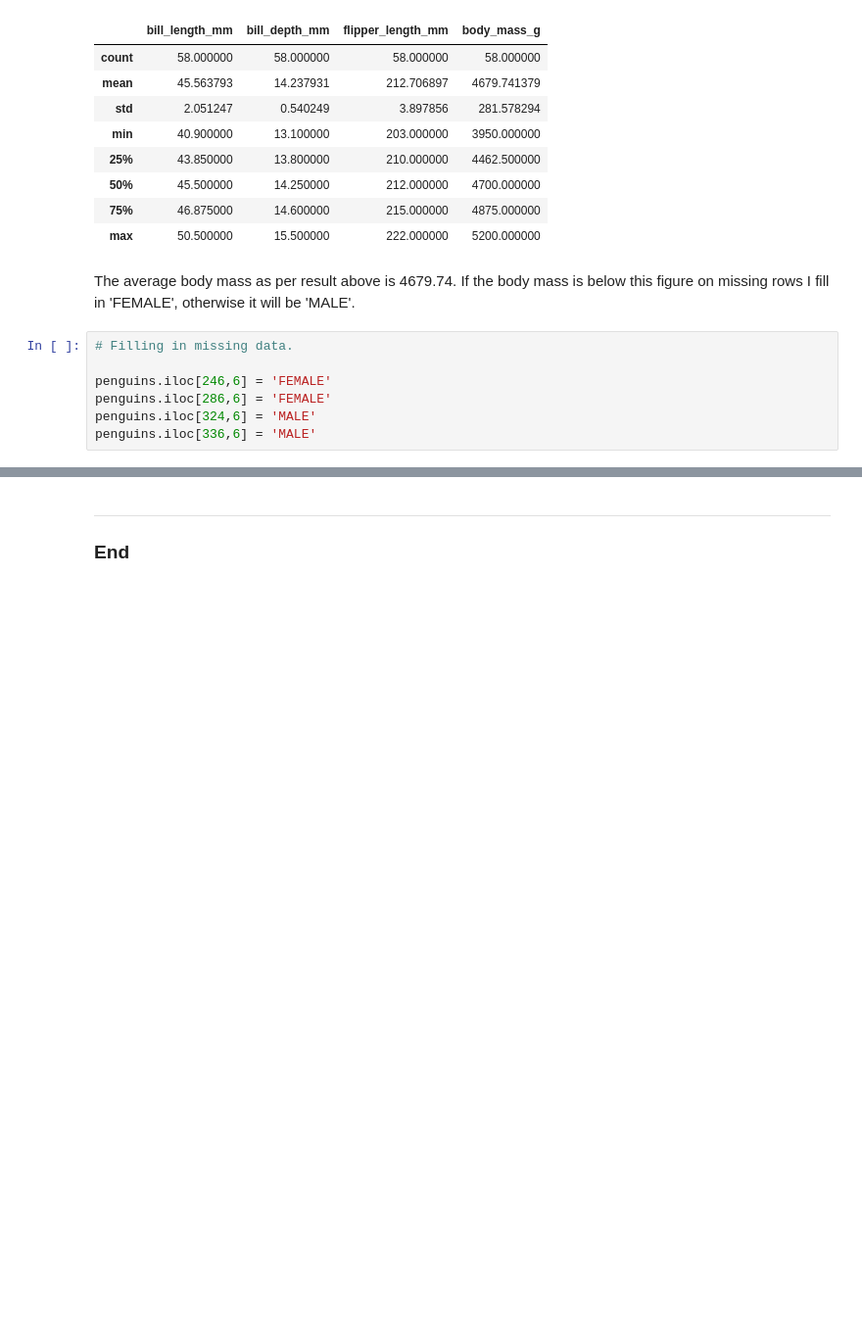
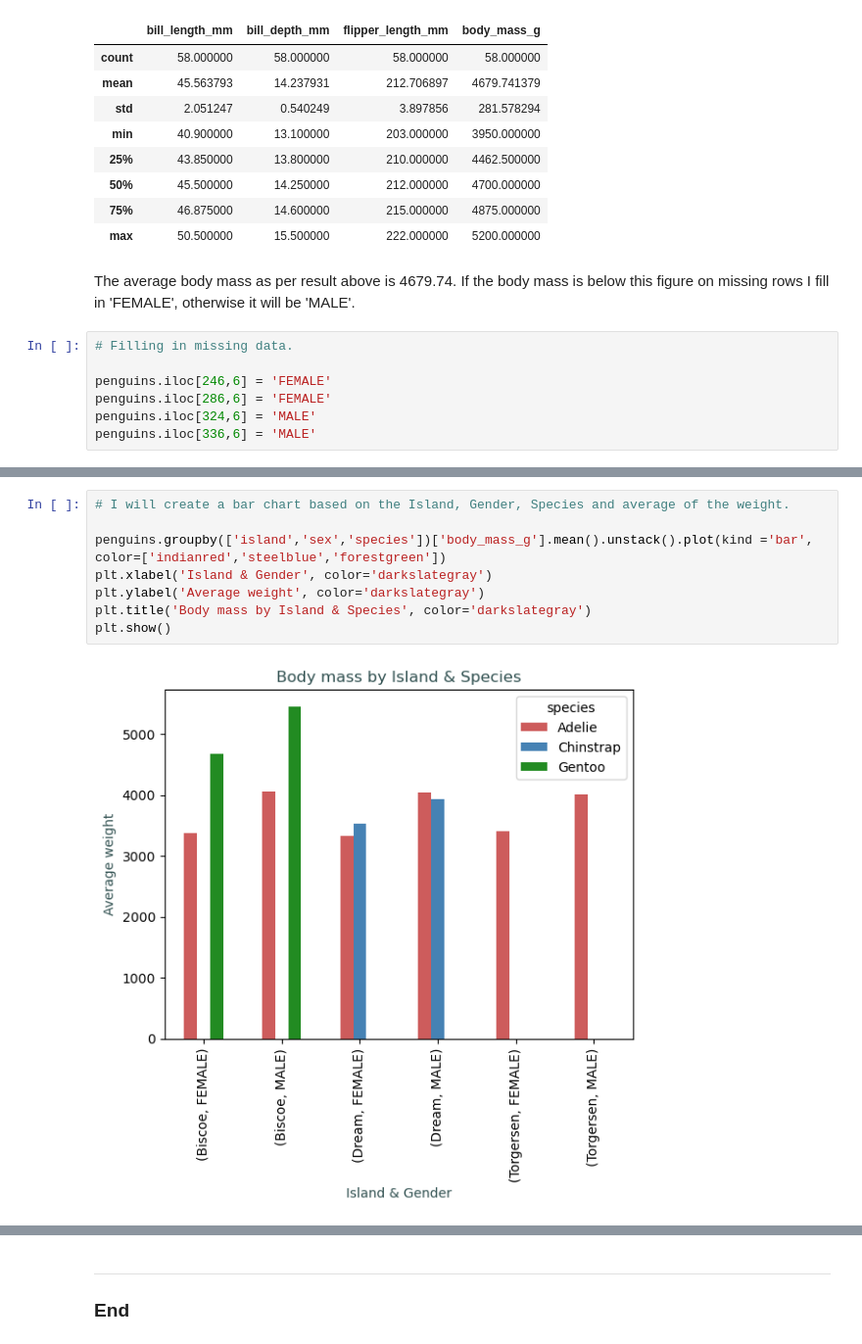
Before and after one commit to UWASIKLK/pda---mywork, a Jupyter notebook: penguins-project.ipynb, the cells around one changed output, grey strips where cells are left out. Shown: that part at 98% size. Cells and saved outputs as stored; diff of their text form; blank space fills up the shorter version.

```diff
--- a/penguins-project.ipynb
+++ b/penguins-project.ipynb
@@ -342,0 +394,10 @@ penguins[penguins['sex'].isna()]
+# %%
+# I will create a bar chart based on the Island, Gender, Species and average of the weight.
+
+penguins.groupby(['island','sex','species'])['body_mass_g'].mean().unstack().plot(kind ='bar', color=['indianred','steelblue','forestgreen'])
+plt.xlabel('Island & Gender', color='darkslategray')
+plt.ylabel('Average weight', color='darkslategray')
+plt.title('Body mass by Island & Species', color='darkslategray')
+plt.show()
+# %% [output]
+[figure, added]
```
Also changed, not shown: parts of 11 cells of this notebook.
